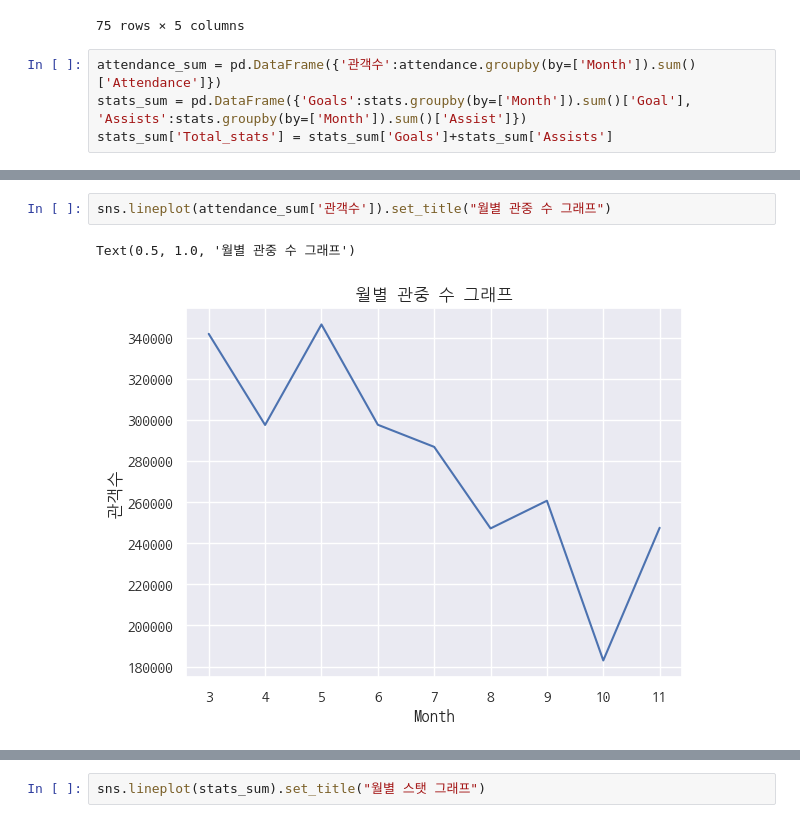
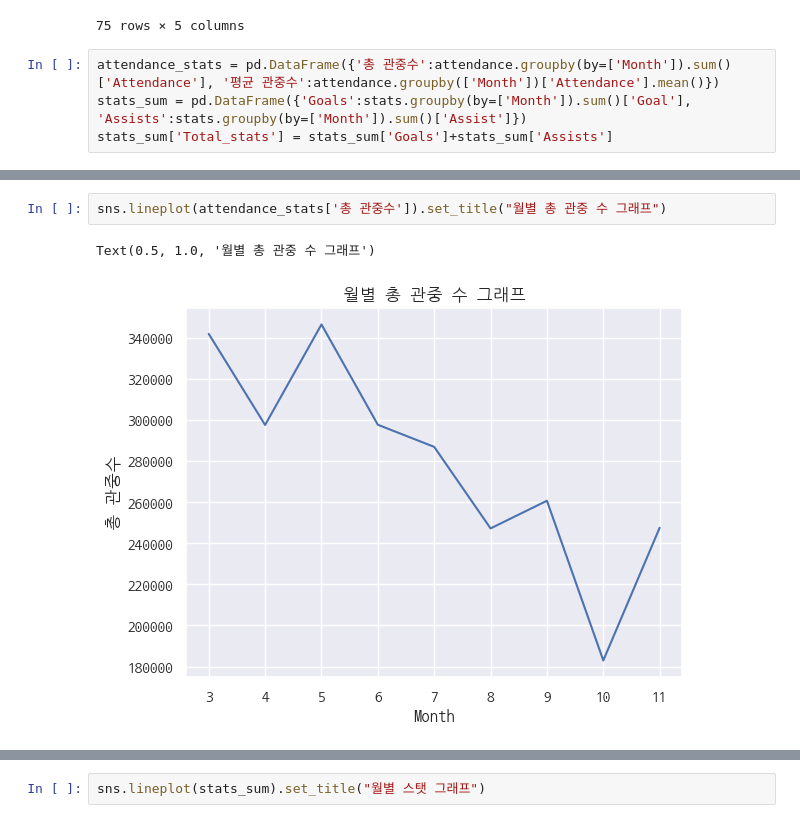
Before and after one commit to 8804who/MonthlyData, a Jupyter notebook: 2월/code.ipynb, the cells around one changed output, grey strips where cells are left out. Cells and saved outputs as stored; diff of their text form.

```diff
--- a/2월/code.ipynb
+++ b/2월/code.ipynb
@@ -41,6 +41,6 @@ stats
 | 74 | Lee | 11 | 23 | 0 | 0 |
 75 rows × 5 columns
 # %%
-attendance_sum = pd.DataFrame({'관객수':attendance.groupby(by=['Month']).sum()['Attendance']})
+attendance_stats = pd.DataFrame({'총 관중수':attendance.groupby(by=['Month']).sum()['Attendance'], '평균 관중수':attendance.groupby(['Month'])['Attendance'].mean()})
 stats_sum = pd.DataFrame({'Goals':stats.groupby(by=['Month']).sum()['Goal'], 'Assists':stats.groupby(by=['Month']).sum()['Assist']})
 stats_sum['Total_stats'] = stats_sum['Goals']+stats_sum['Assists']
@@ -47,5 +61,5 @@ stats_sum['Total_stats'] = stats_sum['Goals']+stats_sum['Assists']
 # %%
-sns.lineplot(attendance_sum['관객수']).set_title("월별 관중 수 그래프")
+sns.lineplot(attendance_stats['총 관중수']).set_title("월별 총 관중 수 그래프")
 # %% [output]
-Text(0.5, 1.0, '월별 관중 수 그래프')
+Text(0.5, 1.0, '월별 총 관중 수 그래프')
-[figure, old version]
+[figure, new version]
```
Also changed, not shown: parts of 4 cells of this notebook.
